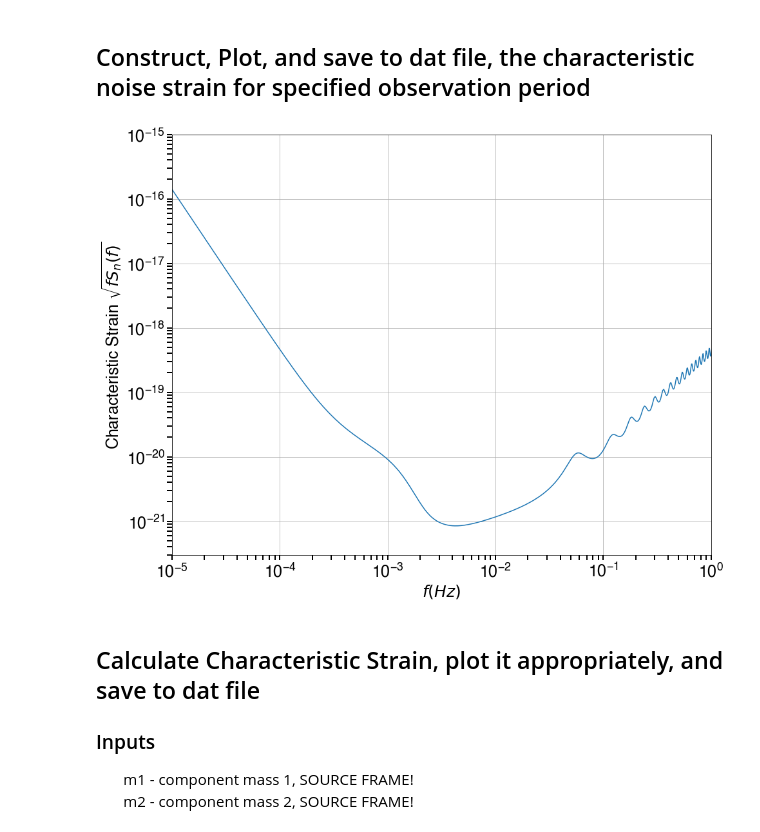
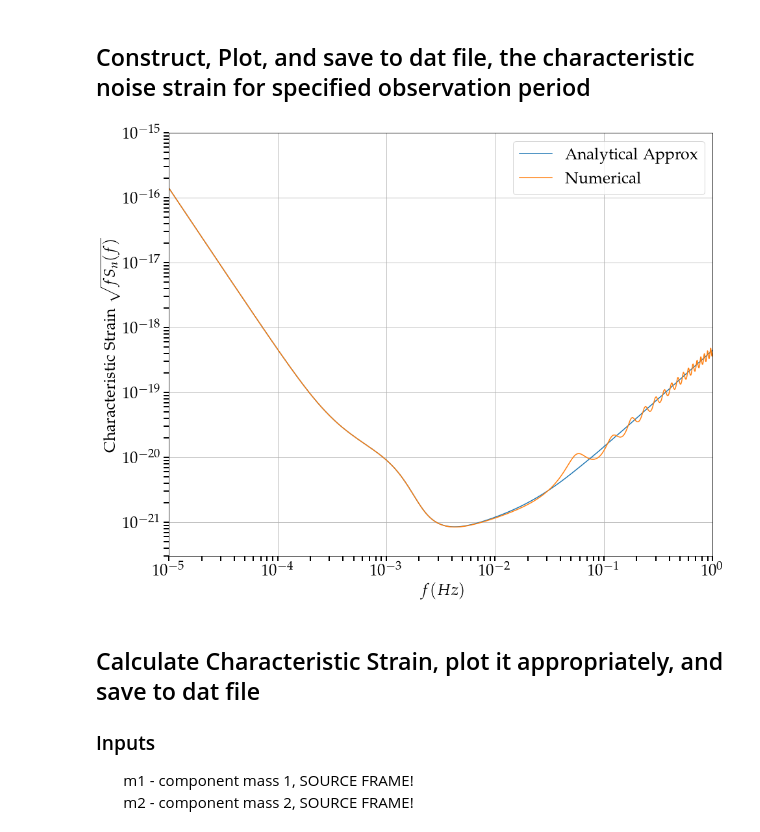
Before and after one commit to rsc496/LISA_Sensitivity, a Jupyter notebook: LISA_Sensitivity.ipynb, the cells around one changed output. Drawn from its saved outputs; the diff is of its cells as text; code cells hidden in the pictures.

```diff
--- a/LISA_Sensitivity.ipynb
+++ b/LISA_Sensitivity.ipynb
@@ -46,41 +46,43 @@ Calculate, Plot, and save the noise curve
 """
 f, Sn = LISA.get_Sn(constants)
 Sn_approx = LISA.get_Sn_approx(f,f_star,L,NC) #Noise curve minus the galactic confusion background
+Sc_approx = LISA.get_Sc_est(f,Tobs,NC)
 
 figNoiseCurve,ax=plt.subplots(figsize=(15,12))
 
 """ Set the font and style of plot """
 plt.rcParams.update({
     "text.usetex": True,
     "font.family": "sans-serif",
     "font.sans-serif": ["Helvetica"]})
 # for Palatino and other serif fonts use:
 plt.rcParams.update({
     "text.usetex": True,
     "font.family": "serif",
     "font.serif": ["Palatino"],
 })
 
 ax.set_xlabel(r'$f (Hz) $',fontsize=25)
 ax.set_ylabel(r'Characteristic Strain $\sqrt{f S_n (f)}$',fontsize=25)
 #plt.xlabel(r'$f ~[Hz]$', fontsize=20)
 #plt.ylabel(r'Characteristic Strain$', fontsize=20)
 ax.tick_params(which='both', width=2, length=8)
 
-ax.plot(f, np.sqrt(f*Sn)) # plot the noise characteristic strain
-#ax.plot(f, np.sqrt(f*Sn_approx)) # plot just the analytic approx to the noise characteristic strain
+ax.plot(f, np.sqrt(f*(Sn_approx+Sc_approx)),label='Analytical Approx') # plot the noise characteristic strain
+ax.plot(f, np.sqrt(f*Sn),label='Numerical') # plot just the analytic approx to the noise characteristic strain
 ax.set_yscale('log')
 ax.set_xscale('log')
 ax.set_xlim(1.0e-5, 1.0e0)
 ax.set_ylim(3.0e-22, 1.0e-15)
 #plt.tight_layout()
 ax.tick_params(labelsize=25)
 ax.grid('True')
-#out_file = 'characteristic_noise_strain_1yr.dat'
-#np.savetxt(out_file,(np.vstack((f, np.sqrt(f*Sn))).T), delimiter=' ')
-#plt.savefig('LISA_Noise_Curve_4yr.pdf')
+ax.legend(fontsize=25)
+#out_file = 'Sn_4yr.dat'
+#np.savetxt(out_file,(np.vstack((f, Sn)).T), delimiter=' ')
+plt.savefig('LISA_Noise_Curve_4yr_approxVStrue.pdf')
 # %% [output]
-[figure, old version]
+[figure, new version]
 # %% [markdown]
 ## Calculate Characteristic Strain, plot it appropriately, and save to dat file
 
```
Also changed, not shown: 3 other files.
